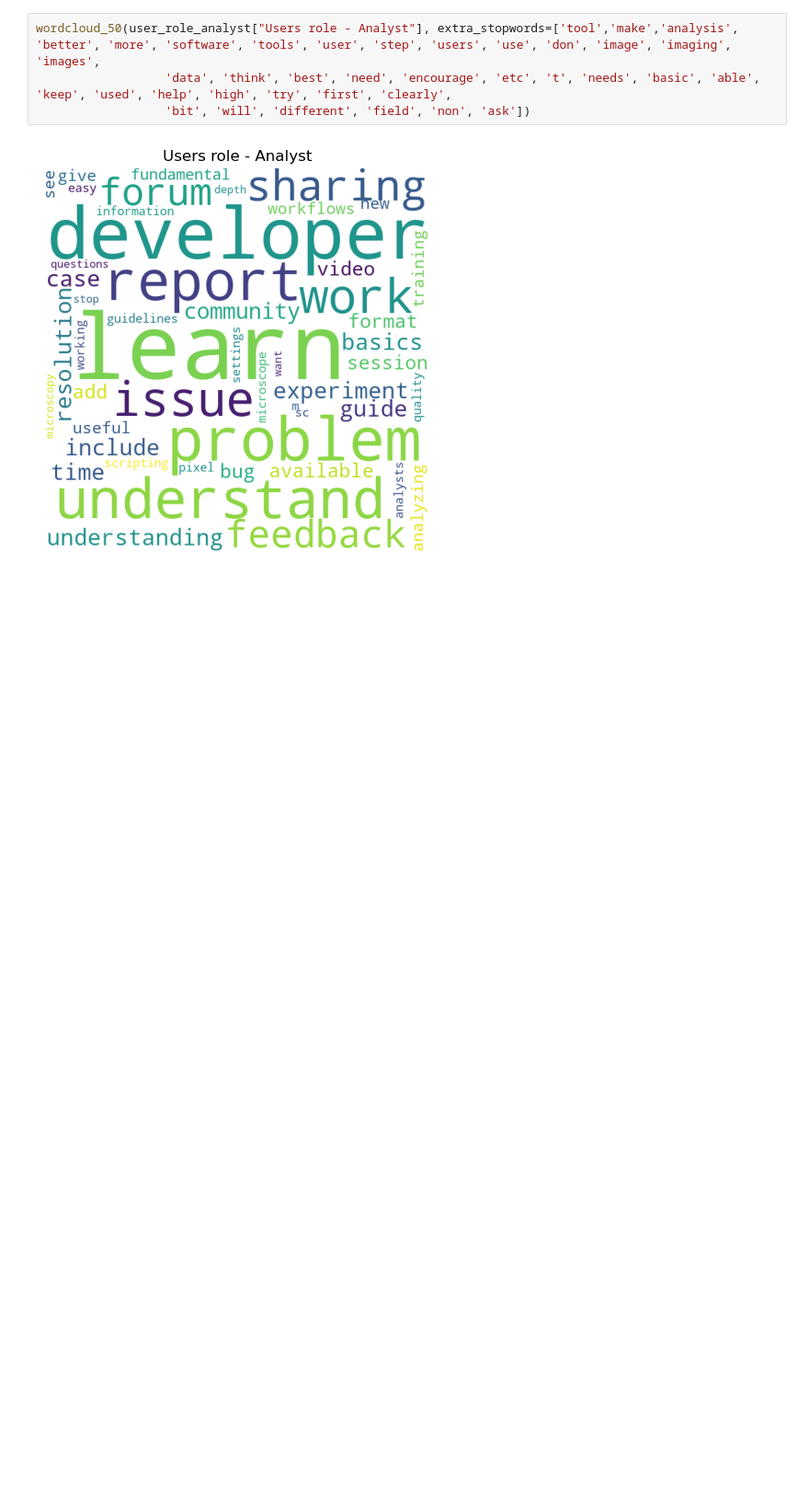
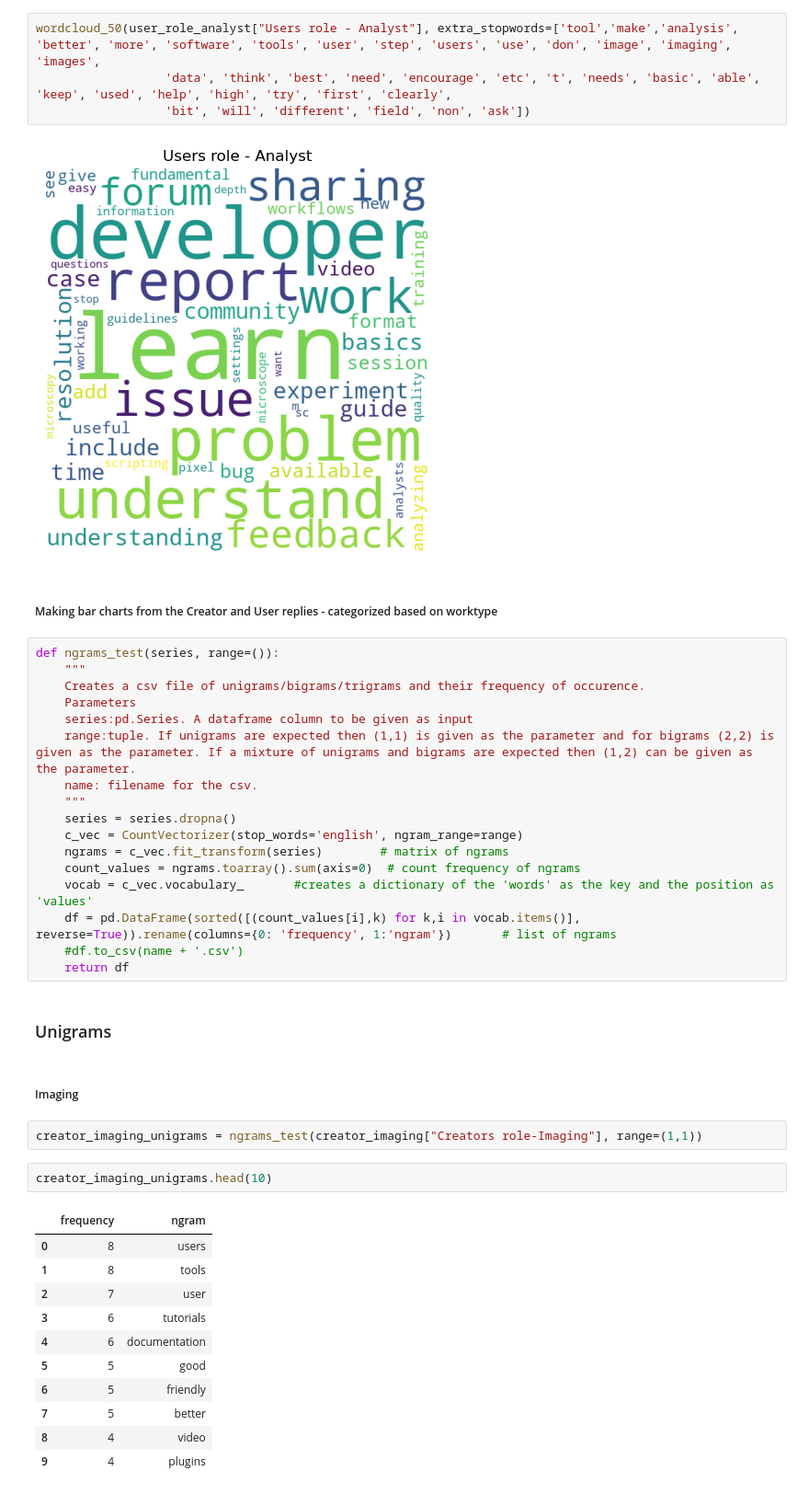
Before and after one commit to COBA-NIH/2023_ImageAnalysisSurvey, a Jupyter notebook: notebooks/Figure9.ipynb, the cells around one changed output. Shown at 92% size. Saved outputs shown, nothing was run; the diff lists cells and outputs as text; blank space fills up the shorter version.

```diff
--- a/notebooks/Figure9.ipynb
+++ b/notebooks/Figure9.ipynb
@@ -118,3 +118,42 @@ wordcloud_50(user_role_analyst["Users role - Analyst"], extra_stopwords=['tool',
                   'bit', 'will', 'different', 'field', 'non', 'ask'])
 # %% [output]
 [figure]
+# %% [markdown]
+##### Making bar charts from the Creator and User replies - categorized based on worktype
+# %%
+def ngrams_test(series, range=()):
+    """
+    Creates a csv file of unigrams/bigrams/trigrams and their frequency of occurence.
+    Parameters
+    series:pd.Series. A dataframe column to be given as input
+    range:tuple. If unigrams are expected then (1,1) is given as the parameter and for bigrams (2,2) is given as the parameter. If a mixture of unigrams and bigrams are expected then (1,2) can be given as the parameter.
+    name: filename for the csv.
+    """
+    series = series.dropna()
+    c_vec = CountVectorizer(stop_words='english', ngram_range=range)
+    ngrams = c_vec.fit_transform(series)        # matrix of ngrams
+    count_values = ngrams.toarray().sum(axis=0)  # count frequency of ngrams
+    vocab = c_vec.vocabulary_       #creates a dictionary of the 'words' as the key and the position as 'values'
+    df = pd.DataFrame(sorted([(count_values[i],k) for k,i in vocab.items()], reverse=True)).rename(columns={0: 'frequency', 1:'ngram'})       # list of ngrams
+    #df.to_csv(name + '.csv')
+    return df
+# %% [markdown]
+### Unigrams
+# %% [markdown]
+##### Imaging
+# %%
+creator_imaging_unigrams = ngrams_test(creator_imaging["Creators role-Imaging"], range=(1,1))
+# %%
+creator_imaging_unigrams.head(10)
+# %% [output]
+|  | frequency | ngram |
+| 0 | 8 | users |
+| 1 | 8 | tools |
+| 2 | 7 | user |
+| 3 | 6 | tutorials |
+| 4 | 6 | documentation |
+| 5 | 5 | good |
+| 6 | 5 | friendly |
+| 7 | 5 | better |
+| 8 | 4 | video |
+| 9 | 4 | plugins |
```
Also changed, not shown: parts of 40 cells of this notebook, 15 other files.
